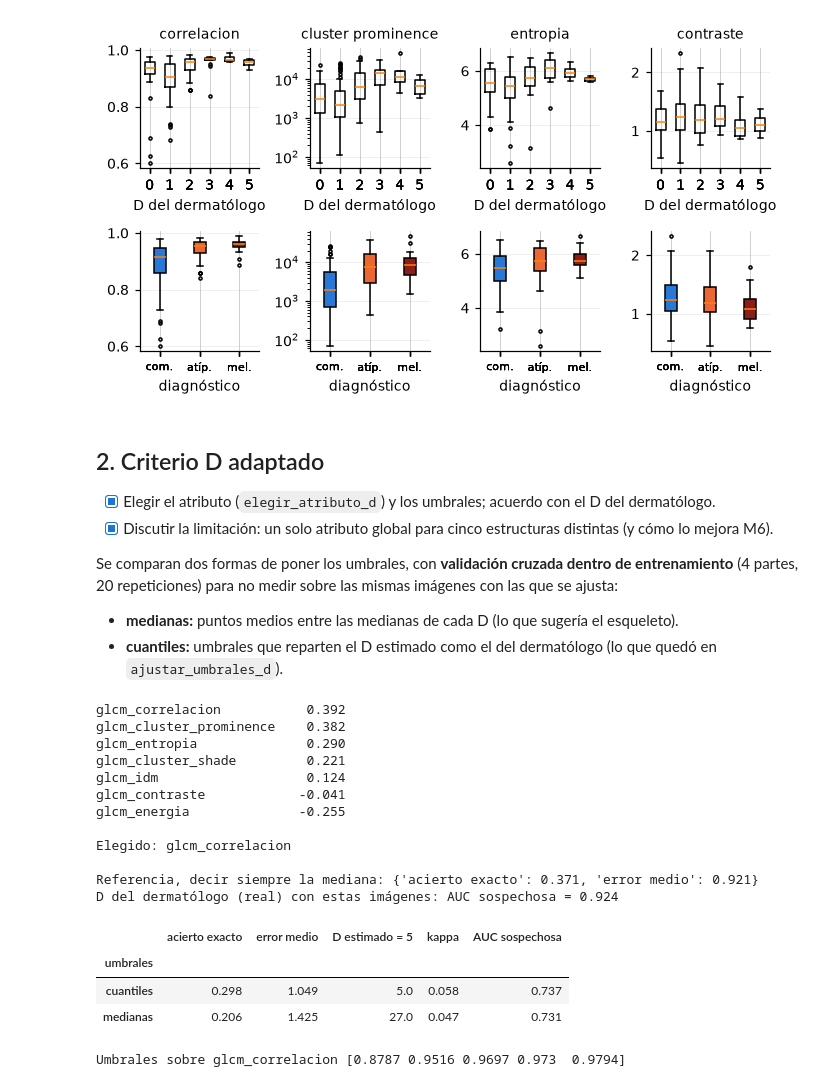
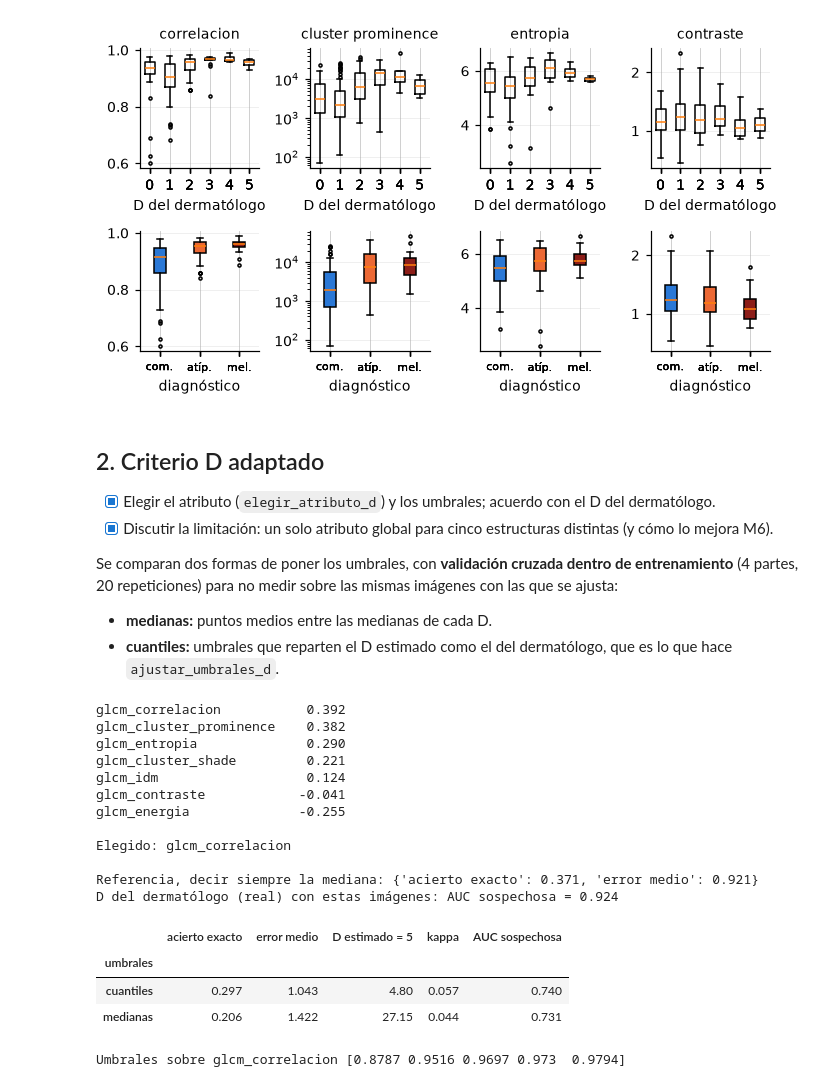
Before and after one commit to facortega/PSIB2026Q2-TPI-Grupo02-CassanoNieto-DElia-Ortega, a Jupyter notebook: modulos/m5_textura_criterio_d/textura_criterio_d.ipynb, the cells around one changed output. Drawn from its saved outputs; the diff is of its cells as text; code cells hidden in the pictures.

Commit message:
M5: sin lesiones inventadas ni sklearn, comentarios actualizados

```diff
--- a/modulos/m5_textura_criterio_d/textura_criterio_d.ipynb
+++ b/modulos/m5_textura_criterio_d/textura_criterio_d.ipynb
@@ -38,6 +36,0 @@ graficos.aplicar_estilo()
-# %%
-lisa, info = lesion_de_prueba.generar_lesion(semilla=7, textura=0)
-rugosa, _ = lesion_de_prueba.generar_lesion(semilla=7, textura=0.6)
-v = lambda x: mejoramiento.a_hsv(x)[..., 2]
-pd.DataFrame([textura_criterio_d.atributos_glcm(v(lisa), info["mascara"]),
-              textura_criterio_d.atributos_glcm(v(rugosa), info["mascara"])], index=["lisa", "rugosa"]).round(3)
@@ -125,55 +114,74 @@ PosixPath('/Users/lucasdelia/Desktop/7mo Cuatri ITBA /16.63 - Procesamiento de S
 - [x] Discutir la limitación: un solo atributo global para cinco estructuras distintas (y cómo lo mejora M6).
 
 Se comparan dos formas de poner los umbrales, con **validación cruzada dentro de entrenamiento** (4 partes, 20 repeticiones) para no medir sobre las mismas imágenes con las que se ajusta:
-- **medianas:** puntos medios entre las medianas de cada D (lo que sugería el esqueleto).
-- **cuantiles:** umbrales que reparten el D estimado como el del dermatólogo (lo que quedó en `ajustar_umbrales_d`).
+- **medianas:** puntos medios entre las medianas de cada D.
+- **cuantiles:** umbrales que reparten el D estimado como el del dermatólogo, que es lo que hace `ajustar_umbrales_d`.
 # %%
-from sklearn.metrics import cohen_kappa_score, roc_auc_score
-from sklearn.model_selection import StratifiedKFold
-
 print(textura_criterio_d.correlaciones_con_d(tabla).round(3).to_string())
 columna = textura_criterio_d.elegir_atributo_d(tabla)
 print("\nElegido:", columna)
 
+def partes_estratificadas(grupos, partes, semilla):
+    """Reparte las imágenes en partes con proporciones de grupos parecidas.
+
+    Entra: grupos   array con el grupo de cada imagen
+           partes   cantidad de partes
+           semilla  entero, para que dé siempre lo mismo
+    Sale : array int con el número de parte de cada imagen
+    """
+    rng = np.random.default_rng(semilla)
+    parte = np.zeros(len(grupos), int)
+    for grupo in np.unique(grupos):
+        indices = rng.permutation(np.flatnonzero(grupos == grupo))
+        parte[indices] = (np.arange(len(indices)) + rng.integers(partes)) % partes
+    return parte
+
 def umbrales_medianas(x, d):
+    """Pone cada umbral en el punto medio entre las medianas de dos valores de D seguidos.
+
+    Entra: x   array float con el atributo de cada imagen
+           d   array int con el D del dermatólogo
+    Sale : array float con los umbrales
+    """
     presentes = np.unique(d)
     medianas = np.maximum.accumulate([np.median(x[d == k]) for k in presentes])
     medianas = np.interp(np.arange(presentes.max() + 1), presentes, medianas)
     return (medianas[:-1] + medianas[1:]) / 2
 
 x, y, sospechosa = tabla[columna].to_numpy(), tabla["D_derm"].to_numpy(), tabla["sospechosa"].to_numpy()
 filas = []
 for metodo, ajustar in (("medianas", umbrales_medianas), ("cuantiles", textura_criterio_d.ajustar_umbrales_d)):
     for semilla in range(20):
         estimado = np.zeros(len(y), int)
-        for a, b in StratifiedKFold(4, shuffle=True, random_state=semilla).split(x, np.minimum(y, 3)):
-            u = ajustar(x[a], y[a])
-            estimado[b] = [textura_criterio_d.estimar_d(valor, u) for valor in x[b]]
+        parte = partes_estratificadas(np.minimum(y, 3), 4, semilla)
+        for k in range(4):
+            u = ajustar(x[parte != k], y[parte != k])
+            estimado[parte == k] = [textura_criterio_d.estimar_d(valor, u) for valor in x[parte == k]]
         filas.append({"umbrales": metodo, "acierto exacto": (estimado == y).mean(), "error medio": np.abs(estimado - y).mean(),
-                      "D estimado = 5": (estimado == 5).sum(), "kappa": cohen_kappa_score(estimado, y),
-                      "AUC sospechosa": roc_auc_score(sospechosa, estimado)})
+                      "D estimado = 5": (estimado == 5).sum(), "kappa": m7.kappa_cohen(estimado, y),
+                      "AUC sospechosa": m7.auc(estimado, sospechosa)})
 comparacion = pd.DataFrame(filas).groupby("umbrales").mean().round(3)
 referencia = {"acierto exacto": (y == np.median(y)).mean(), "error medio": np.abs(y - np.median(y)).mean()}
 print("\nReferencia, decir siempre la mediana:", {k: round(float(v), 3) for k, v in referencia.items()})
-print("D del dermatólogo (real) con estas imágenes: AUC sospechosa =", round(roc_auc_score(sospechosa, y), 3))
+print("D del dermatólogo (real) con estas imágenes: AUC sospechosa =", round(m7.auc(y, sospechosa), 3))
 comparacion
 # %% [output]
 glcm_correlacion           0.392
 glcm_cluster_prominence    0.382
 glcm_entropia              0.290
 glcm_cluster_shade         0.221
 glcm_idm                   0.124
 glcm_contraste            -0.041
 glcm_energia              -0.255
 
 Elegido: glcm_correlacion
 
 Referencia, decir siempre la mediana: {'acierto exacto': 0.371, 'error medio': 0.921}
 D del dermatólogo (real) con estas imágenes: AUC sospechosa = 0.924
 |  | acierto exacto | error medio | D estimado = 5 | kappa | AUC sospechosa |
 | umbrales |  |  |  |  |  |
-| cuantiles | 0.298 | 1.049 | 5.0 | 0.058 | 0.737 |
-| medianas | 0.206 | 1.425 | 27.0 | 0.047 | 0.731 |
+| cuantiles | 0.297 | 1.043 | 4.80 | 0.057 | 0.740 |
+| medianas | 0.206 | 1.422 | 27.15 | 0.044 | 0.731 |
 # %%
 # Tabla para el informe y comparación final, ajustando con todo entrenamiento
 umbrales = textura_criterio_d.ajustar_umbrales_d(x, y)
```
Also changed, not shown: parts of 4 cells of this notebook, 1 other file.
